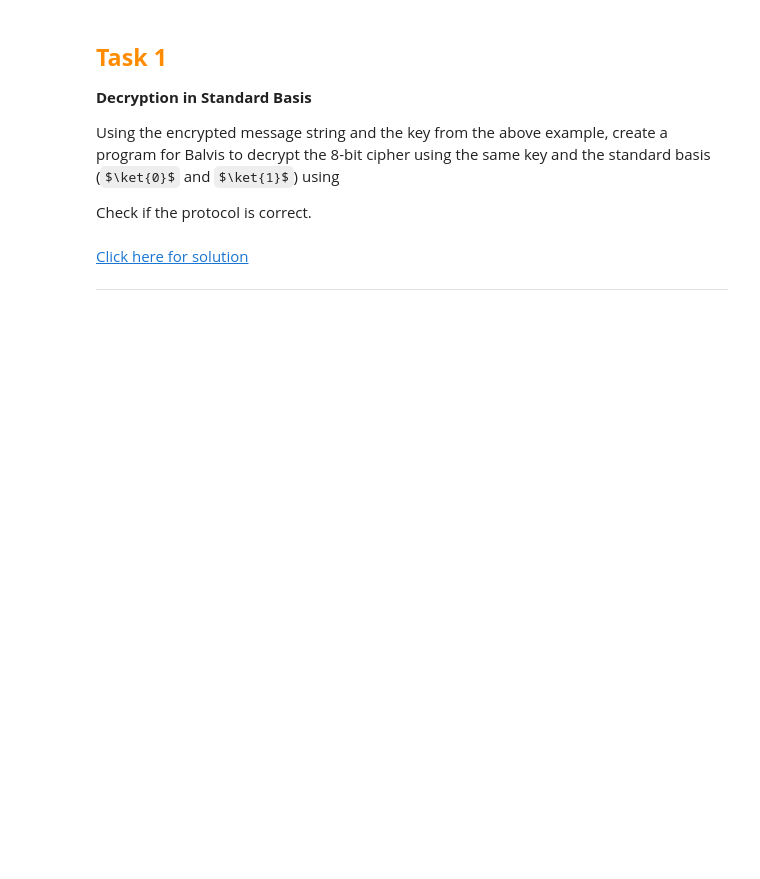
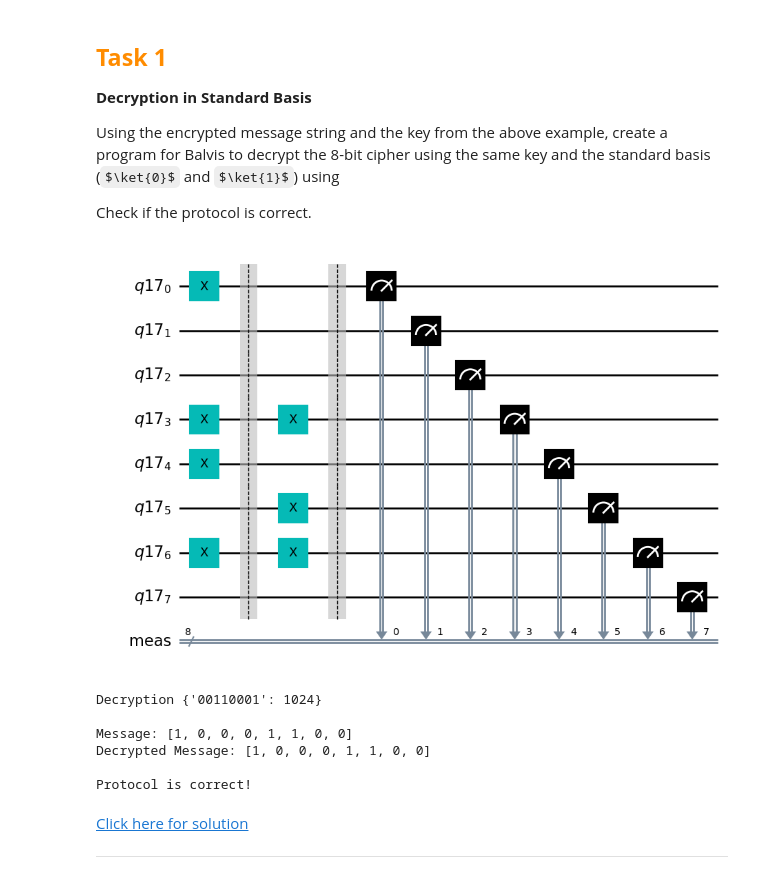
Before and after one commit to sbbzplt/qkd, a Jupyter notebook: notebooks/QC05_Quantum_One-Time_Pad.ipynb, the cells around one changed output. Saved outputs shown, nothing was run; the diff lists cells and outputs as text; code cells hidden in the pictures; some formulas as TeX source; blank space fills up the shorter version.

```diff
--- a/notebooks/QC05_Quantum_One-Time_Pad.ipynb
+++ b/notebooks/QC05_Quantum_One-Time_Pad.ipynb
@@ -174,37 +190,44 @@ Check if the protocol is correct.
 # %%
 # Decryption
 
 # import all necessary objects and methods for quantum circuits
 from qiskit import QuantumRegister, ClassicalRegister, QuantumCircuit, execute, Aer
 from random import randrange
 
 # create a quantum curcuit for Balvis' qubits.
 # It's initially set to |0>.
 # You can use qregB and cregB instead of qregA and cregA to distinguish.
 
 ### YOUR CODE HERE ###
-
-
+qregB = QuantumRegister(8)
+# cregB = ClassicalRegister(8)
+qcB = QuantumCircuit(qregB)
 
 # apply x-gate to change initial states from 0 to 1, preparing the state with encrypted message
 for m in range(len(encrypted_message)):
     if encrypted_message[m]==1:
         ### YOUR CODE HERE ###
+        qcB.x(qregB[m])
 
-
+qcB.barrier()
 # use the same random key and apply x gates to decrypt message
 ### YOUR CODE HERE ###
-
+for k in range(len(key)):
+    if key[k]==1:
+        ### YOUR CODE HERE ###
+        qcB.x(qregB[k])
 
 
 # Perform Measurement
 ### YOUR CODE HERE ###
-
-mycircuitB.draw(output='mpl')
+qcB.measure_all()
+qcB.draw(output='mpl')
+# %% [output]
+[figure, added]
 # %%
 # execute the circuit
-job = execute(mycircuitB,Aer.get_backend('qasm_simulator'))
-decryption = job.result().get_counts(mycircuitB)
+job = execute(qcB,Aer.get_backend('qasm_simulator'))
+decryption = job.result().get_counts(qcB)
 
 # display the measurement results with total count
 print("Decryption", decryption)
@@ -222,6 +245,13 @@ if message == decrypted_message:
     print("Protocol is correct!")
 else:
     print("Protocol is incorrect!")
+# %% [output]
+Decryption {'00110001': 1024}
+
+Message: [1, 0, 0, 0, 1, 1, 0, 0]
+Decrypted Message: [1, 0, 0, 0, 1, 1, 0, 0]
+
+Protocol is correct!
 # %% [markdown]
 [Click here for solution](QC05_Quantum_One-Time_Pad_Solutions.ipynb#task1)
 
```
Also changed, not shown: parts of 11 cells of this notebook.
